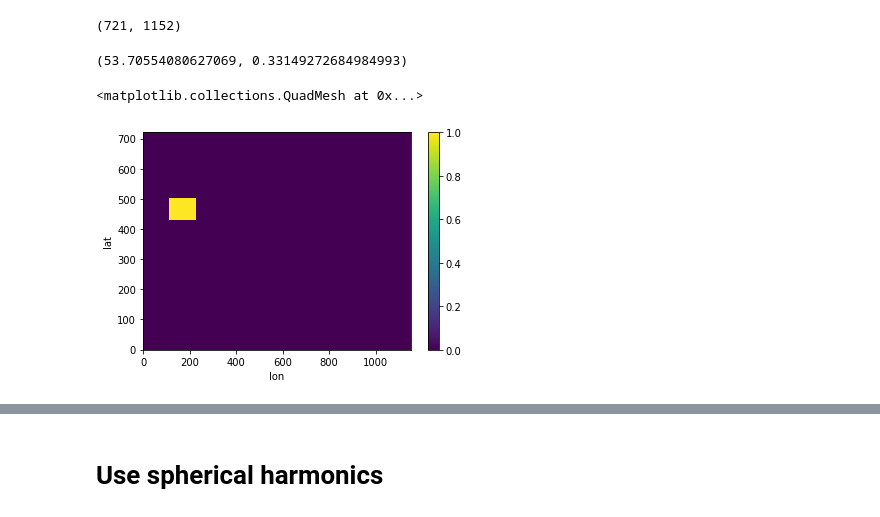
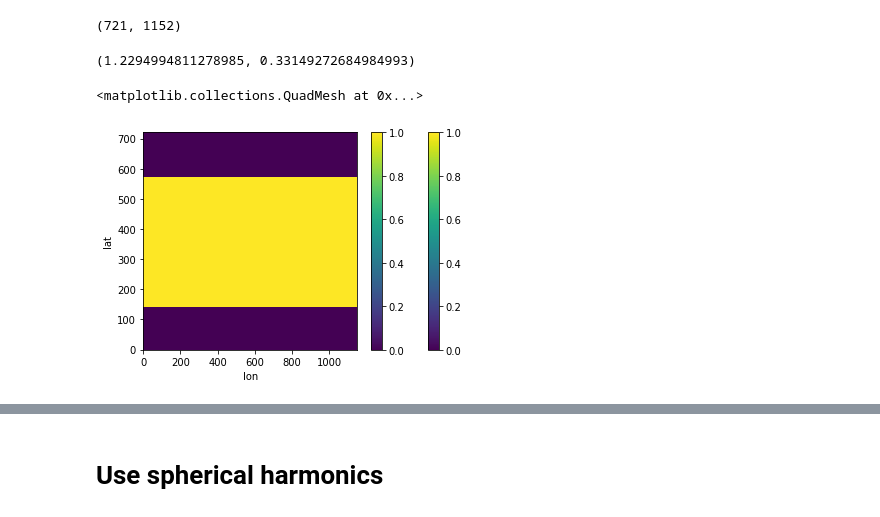
Before and after one commit to JiaweiZhuang/process_real_wind, a Jupyter notebook: solve_advection_on_cartesian.ipynb, the cells around one changed output, grey strips where cells are left out. Cells and saved outputs as stored; diff of their text form; code cells hidden in the pictures.

```diff
--- a/solve_advection_on_cartesian.ipynb
+++ b/solve_advection_on_cartesian.ipynb
@@ -41,6 +41,10 @@ dx.shape, dx, dy
 # %%
 u = u_true / dx_all[:,np.newaxis] * dx
 v = v_true
+
+# polar cap
+u[0:20,:] = u[0:20,:].mean()
+u[-20:,:] = u[-20:,:].mean()
 # %%
 # spatial derivative
 # axis number assumes 2D array
@@ -72,16 +76,20 @@ ny, nx = u.shape
 dt = 5*60 # seconds
 
 c0 = np.zeros([ny, nx])
+c0_air = np.zeros([ny, nx])
+
 c0[int(ny*0.6):int(ny*0.7), int(nx*0.1):int(nx*0.2)] = 1.0  # 2D square
+c0_air[int(ny*0.2):int(ny*0.8), :] = 1.0  # avoid polar region that is unstable
 # %%
 # CFL
 u.max()*dt/dx, v.max()*dt/dy
 # %% [output]
-(53.70554080627069, 0.33149272684984993)
+(1.2294994811278985, 0.33149272684984993)
 # %%
 xr.DataArray(c0, dims=['lat', 'lon']).plot()
+xr.DataArray(c0_air, dims=['lat', 'lon']).plot()
 # %% [output]
 <matplotlib.collections.QuadMesh at 0x...>
-[figure, old version]
+[figure, new version]
 # %%
 %%time
```
Also changed, not shown: parts of 9 cells of this notebook.
